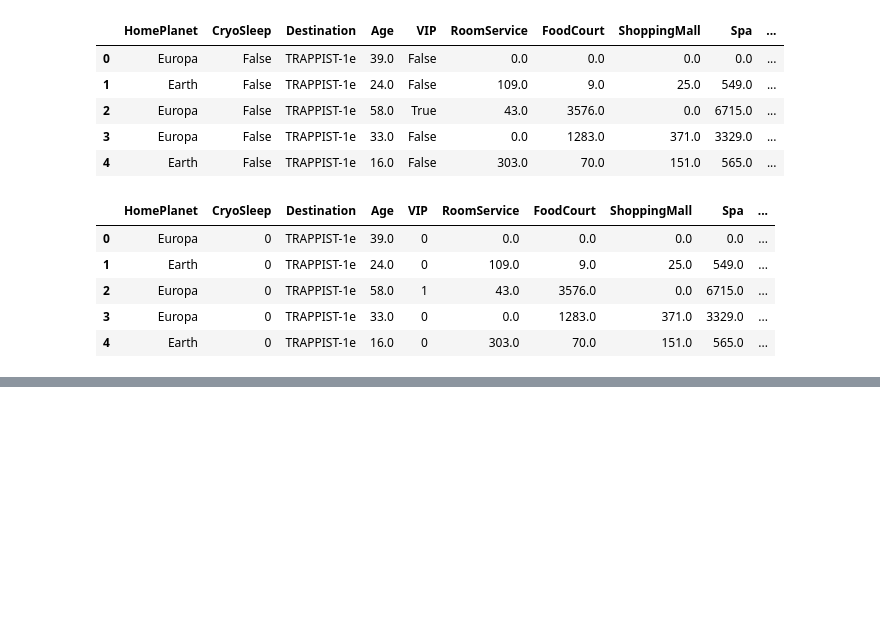
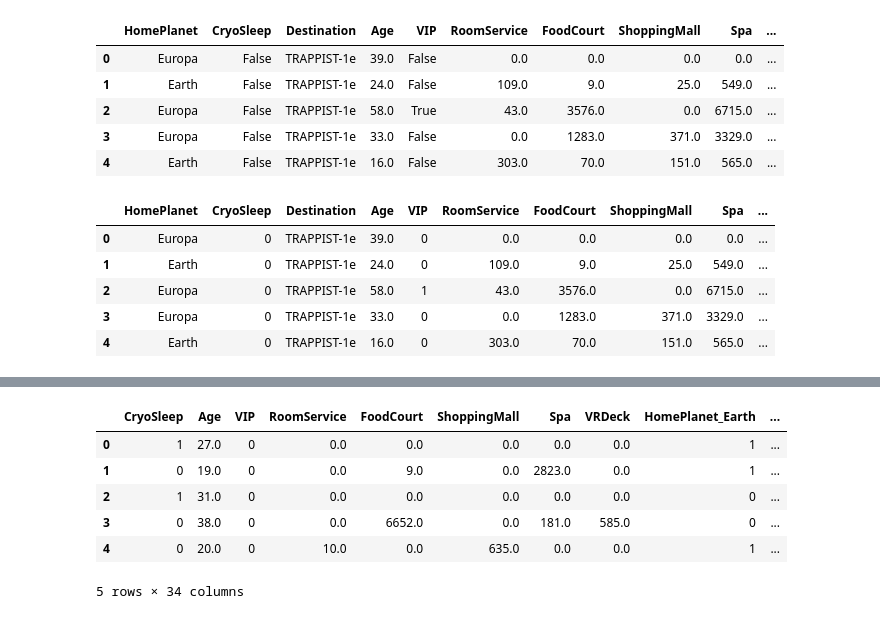
Before and after one commit to borachhun/MOST24-ApprenAuto-ENSIIE, a Jupyter notebook: projet/code.ipynb, the cells around one changed output, grey strips where cells are left out. Saved outputs shown, nothing was run; the diff lists cells and outputs as text; code cells hidden in the pictures; blank space fills up the shorter version.

```diff
--- a/projet/code.ipynb
+++ b/projet/code.ipynb
@@ -126,0 +197,46 @@ train_data.head()
+# %%
+# Create dummy variables and drop original ones
+
+HomePlanetDummies = pd.get_dummies(train_data['HomePlanet'], prefix='HomePlanet')
+train_data = pd.concat([train_data, HomePlanetDummies], axis='columns')
+
+DestinationDummies = pd.get_dummies(train_data['Destination'], prefix='Destination')
+train_data = pd.concat([train_data, DestinationDummies], axis='columns')
+
+CabinDeckDummies = pd.get_dummies(train_data['CabinDeck'], prefix='CabinDeck')
+train_data = pd.concat([train_data, CabinDeckDummies], axis='columns')
+
+CabinSideDummies = pd.get_dummies(train_data['CabinSide'], prefix='CabinSide')
+train_data = pd.concat([train_data, CabinSideDummies], axis='columns')
+
+train_data = train_data.drop(['HomePlanet', 'Destination', 'CabinDeck', 'CabinSide'], axis='columns')
+# %%
+# Using feature hashing to encode PassengerGroup, CabinDeck and LastName
+
+encoder = HashingEncoder(cols='PassengerGroup',n_components=5)
+PassengerGroupDummies = pd.DataFrame(encoder.fit_transform(train_data['PassengerGroup']))
+PassengerGroupDummies = PassengerGroupDummies.add_prefix('PassengerGroup_')
+train_data = pd.concat([train_data, PassengerGroupDummies], axis='columns')
+
+# encoder = HashingEncoder(cols='CabinDeck',n_components=5)
+# CabinDeckDummies = pd.DataFrame(encoder.fit_transform(train_data['CabinDeck']))
+# CabinDeckDummies = CabinDeckDummies.add_prefix('CabinDeck_')
+# train_data = pd.concat([train_data, CabinDeckDummies], axis='columns')
+
+encoder = HashingEncoder(cols='LastName',n_components=5)
+LastNameDummies = pd.DataFrame(encoder.fit_transform(train_data['LastName']))
+LastNameDummies = LastNameDummies.add_prefix('LastName_')
+train_data = pd.concat([train_data, LastNameDummies], axis='columns')
+
+# train_data = train_data.drop(['PassengerGroup', 'CabinDeck', 'LastName'], axis='columns')
+train_data = train_data.drop(['PassengerGroup', 'LastName'], axis='columns')
+
+train_data.head()
+# %% [output]
+|  | CryoSleep | Age | VIP | RoomService | FoodCourt | ShoppingMall | Spa | VRDeck | HomePlanet_Earth | ... |
+| 0 | 1 | 27.0 | 0 | 0.0 | 0.0 | 0.0 | 0.0 | 0.0 | 1 | ... |
+| 1 | 0 | 19.0 | 0 | 0.0 | 9.0 | 0.0 | 2823.0 | 0.0 | 1 | ... |
+| 2 | 1 | 31.0 | 0 | 0.0 | 0.0 | 0.0 | 0.0 | 0.0 | 0 | ... |
+| 3 | 0 | 38.0 | 0 | 0.0 | 6652.0 | 0.0 | 181.0 | 585.0 | 0 | ... |
+| 4 | 0 | 20.0 | 0 | 10.0 | 0.0 | 635.0 | 0.0 | 0.0 | 1 | ... |
+5 rows × 34 columns
```
Also changed, not shown: parts of 11 cells of this notebook, 2 other files.
